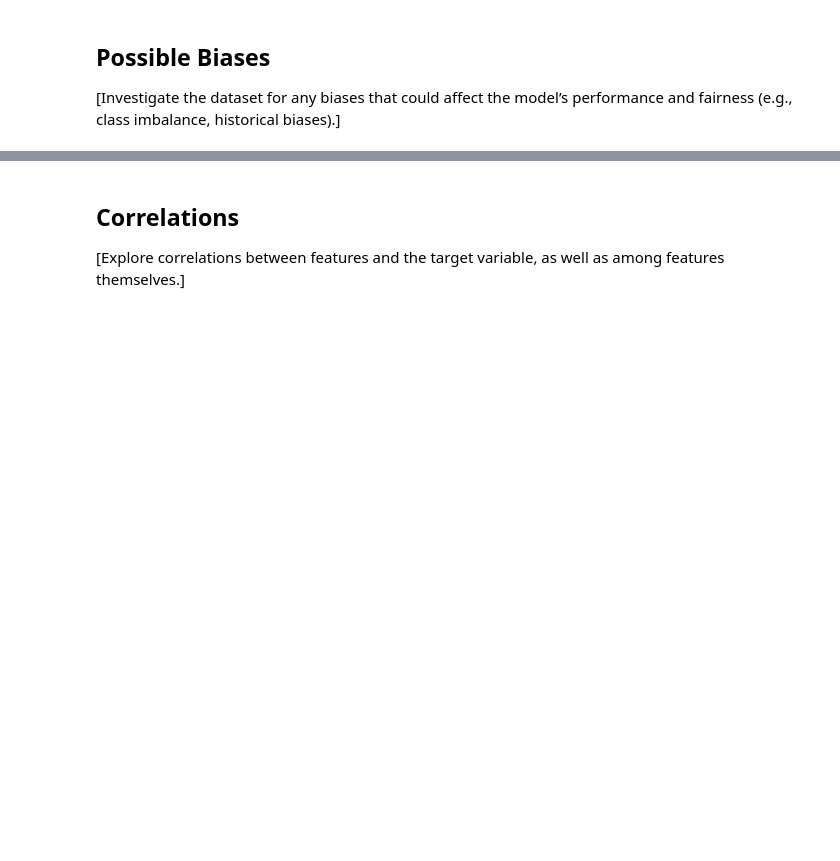
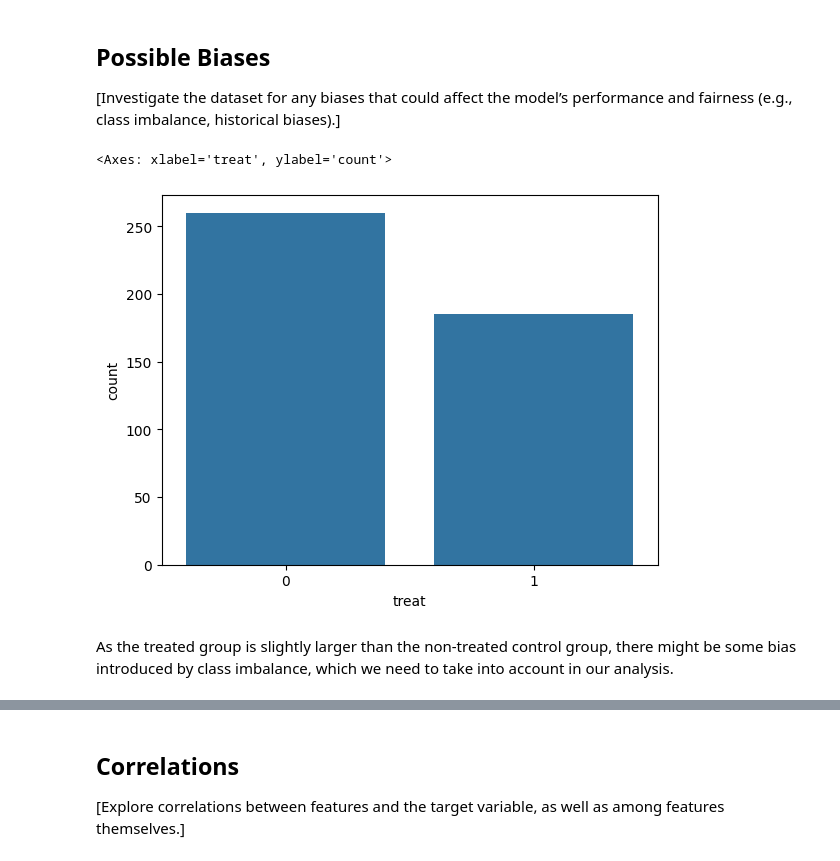
Before and after one commit to lefie1231/CausalInference_ML, a Jupyter notebook: 1_DatasetCharacteristics/exploratory_data_analysis.ipynb, the cells around one changed output, grey strips where cells are left out. Drawn from its saved outputs; the diff is of its cells as text; code cells hidden in the pictures; blank space fills up the shorter version.

```diff
--- a/1_DatasetCharacteristics/exploratory_data_analysis.ipynb
+++ b/1_DatasetCharacteristics/exploratory_data_analysis.ipynb
@@ -23,8 +45,7 @@ import seaborn as sns
 import pandas as pd
 
 # Load the data
-# Replace 'your_dataset.csv' with the path to your actual dataset
-df = pd.read_csv('your_dataset.csv')
+df = causaldata.nsw_mixtape.load_pandas().data
 
 # Number of samples
 num_samples = df.shape[0]
@@ -37,5 +58,5 @@ print(f"Number of samples: {num_samples}")
 print(f"Number of features: {num_features}")
 
 # Display the first few rows of the dataframe to show the structure
-print("Example data:")
-print(df.head())
+print("Data on the National Supported Work Demonstration (NSW) job-training program experiment:")
+print(df)
@@ -66,7 +137,10 @@ plt.show()
 
 [Investigate the dataset for any biases that could affect the model’s performance and fairness (e.g., class imbalance, historical biases).]
 # %%
-# Example: Checking for class imbalance in a classification problem
-# sns.countplot(x='target_variable', data=df)
-
-# Your code to investigate possible biases goes here
+# Checking for class imbalance in a classification problem
+sb.countplot(x='treat', data=df)
+# %% [output]
+<Axes: xlabel='treat', ylabel='count'>
+[figure, added]
+# %% [markdown]
+As the treated group is slightly larger than the non-treated control group, there might be some bias introduced by class imbalance, which we need to take into account in our analysis.
```
Also changed, not shown: parts of 13 cells of this notebook.
